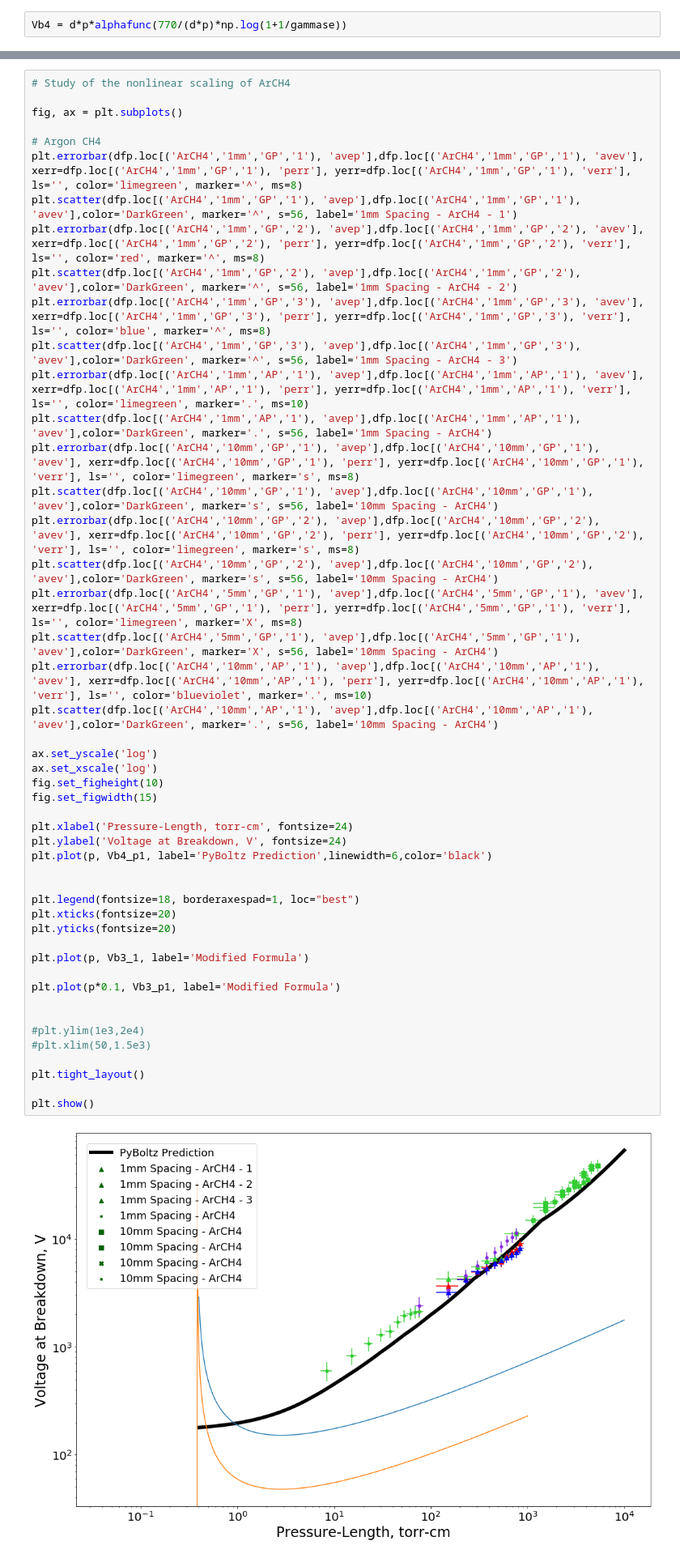
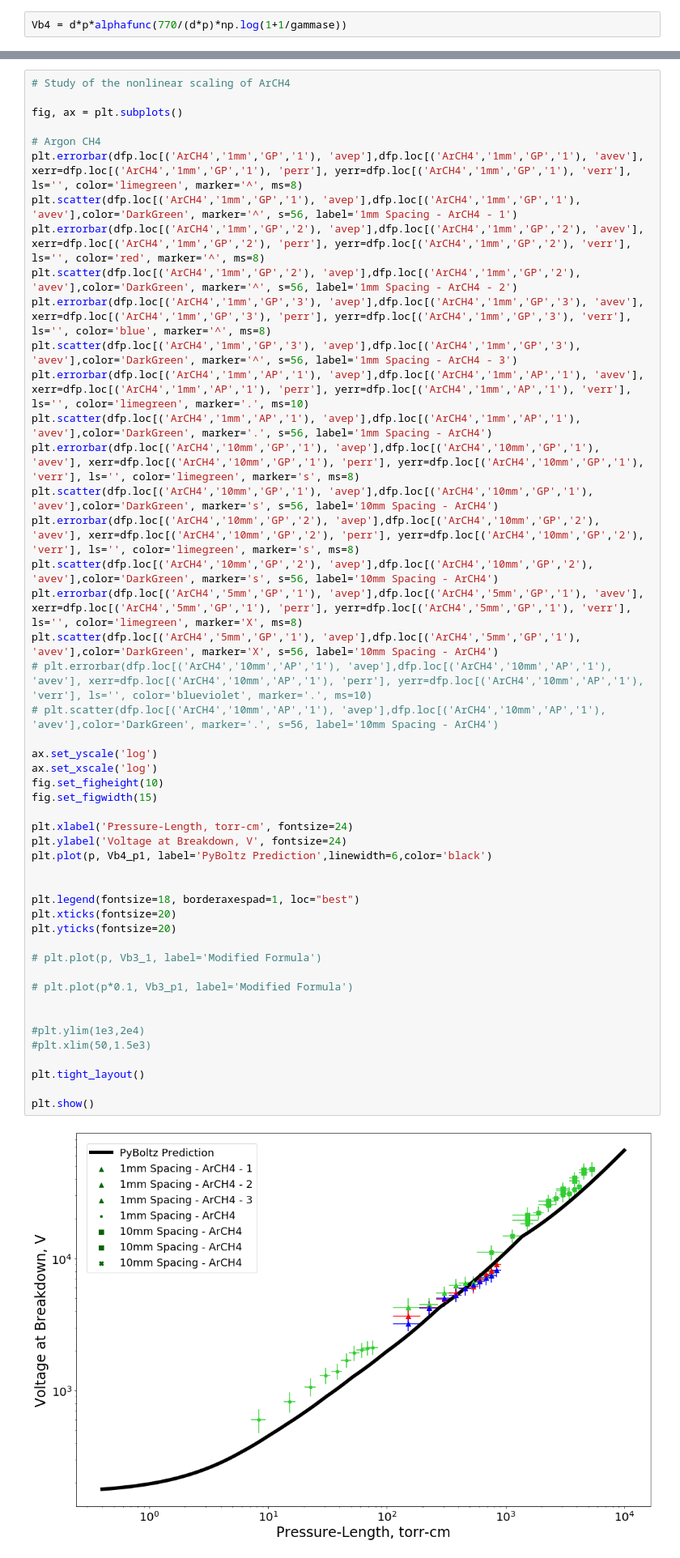
Before and after one commit to UTA-REST/HVBreakdown, a Jupyter notebook: HVplot.ipynb, the cells around one changed output, grey strips where cells are left out. Shown at 81% size. Cells and saved outputs as stored; diff of their text form.

```diff
--- a/HVplot.ipynb
+++ b/HVplot.ipynb
@@ -395,38 +403,38 @@ plt.errorbar(dfp.loc[('ArCH4','10mm','GP','1'), 'avep'],dfp.loc[('ArCH4','10mm',
 plt.scatter(dfp.loc[('ArCH4','10mm','GP','1'), 'avep'],dfp.loc[('ArCH4','10mm','GP','1'), 'avev'],color='DarkGreen', marker='s', s=56, label='10mm Spacing - ArCH4')
 plt.errorbar(dfp.loc[('ArCH4','10mm','GP','2'), 'avep'],dfp.loc[('ArCH4','10mm','GP','2'), 'avev'], xerr=dfp.loc[('ArCH4','10mm','GP','2'), 'perr'], yerr=dfp.loc[('ArCH4','10mm','GP','2'), 'verr'], ls='', color='limegreen', marker='s', ms=8)
 plt.scatter(dfp.loc[('ArCH4','10mm','GP','2'), 'avep'],dfp.loc[('ArCH4','10mm','GP','2'), 'avev'],color='DarkGreen', marker='s', s=56, label='10mm Spacing - ArCH4')
 plt.errorbar(dfp.loc[('ArCH4','5mm','GP','1'), 'avep'],dfp.loc[('ArCH4','5mm','GP','1'), 'avev'], xerr=dfp.loc[('ArCH4','5mm','GP','1'), 'perr'], yerr=dfp.loc[('ArCH4','5mm','GP','1'), 'verr'], ls='', color='limegreen', marker='X', ms=8)
 plt.scatter(dfp.loc[('ArCH4','5mm','GP','1'), 'avep'],dfp.loc[('ArCH4','5mm','GP','1'), 'avev'],color='DarkGreen', marker='X', s=56, label='10mm Spacing - ArCH4')
-plt.errorbar(dfp.loc[('ArCH4','10mm','AP','1'), 'avep'],dfp.loc[('ArCH4','10mm','AP','1'), 'avev'], xerr=dfp.loc[('ArCH4','10mm','AP','1'), 'perr'], yerr=dfp.loc[('ArCH4','10mm','AP','1'), 'verr'], ls='', color='blueviolet', marker='.', ms=10)
-plt.scatter(dfp.loc[('ArCH4','10mm','AP','1'), 'avep'],dfp.loc[('ArCH4','10mm','AP','1'), 'avev'],color='DarkGreen', marker='.', s=56, label='10mm Spacing - ArCH4')
+# plt.errorbar(dfp.loc[('ArCH4','10mm','AP','1'), 'avep'],dfp.loc[('ArCH4','10mm','AP','1'), 'avev'], xerr=dfp.loc[('ArCH4','10mm','AP','1'), 'perr'], yerr=dfp.loc[('ArCH4','10mm','AP','1'), 'verr'], ls='', color='blueviolet', marker='.', ms=10)
+# plt.scatter(dfp.loc[('ArCH4','10mm','AP','1'), 'avep'],dfp.loc[('ArCH4','10mm','AP','1'), 'avev'],color='DarkGreen', marker='.', s=56, label='10mm Spacing - ArCH4')
 
 ax.set_yscale('log')
 ax.set_xscale('log')
 fig.set_figheight(10)
 fig.set_figwidth(15)
 
 plt.xlabel('Pressure-Length, torr-cm', fontsize=24)
 plt.ylabel('Voltage at Breakdown, V', fontsize=24)
 plt.plot(p, Vb4_p1, label='PyBoltz Prediction',linewidth=6,color='black')
 
 
 plt.legend(fontsize=18, borderaxespad=1, loc="best")
 plt.xticks(fontsize=20)
 plt.yticks(fontsize=20)
 
-plt.plot(p, Vb3_1, label='Modified Formula')
+# plt.plot(p, Vb3_1, label='Modified Formula')
 
-plt.plot(p*0.1, Vb3_p1, label='Modified Formula')
+# plt.plot(p*0.1, Vb3_p1, label='Modified Formula')
 
 
 #plt.ylim(1e3,2e4)
 #plt.xlim(50,1.5e3)
 
 plt.tight_layout()
 
 plt.show()
 # %% [output]
-[figure, old version]
+[figure, new version]
 # %%
 k=0.5
 
```
Also changed, not shown: parts of 7 cells of this notebook.
